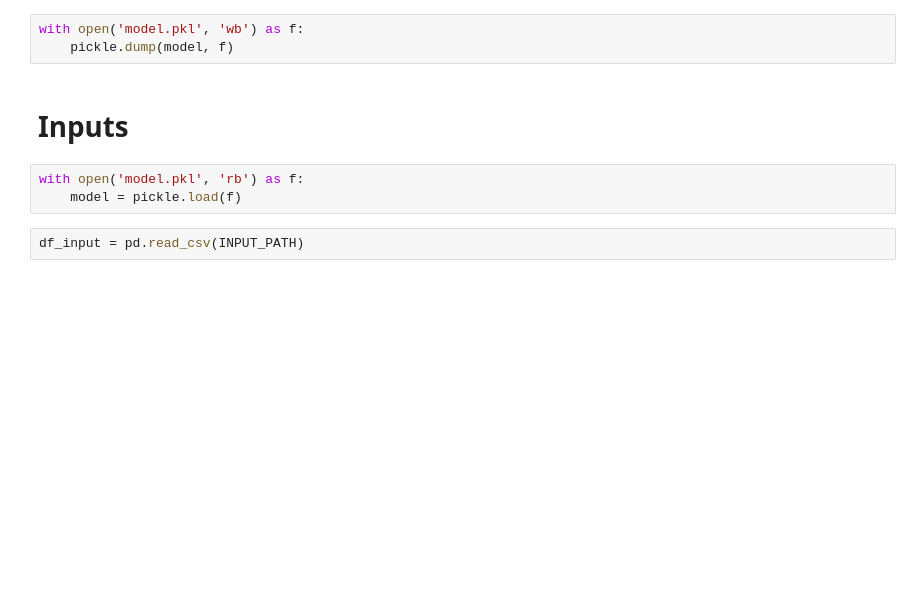
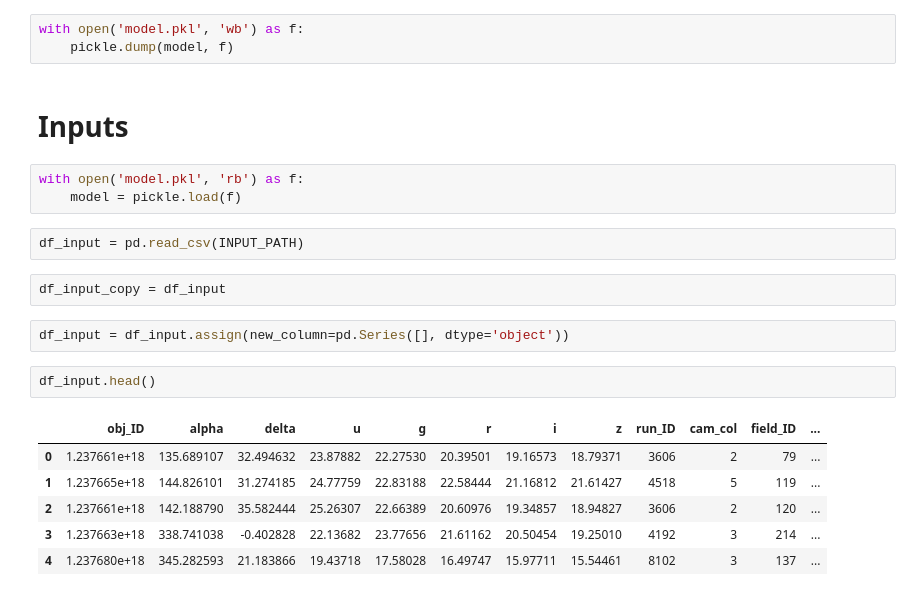
Before and after one commit to pyramidheadshark/SpaceObjMulticlassifier, a Jupyter notebook: sample.ipynb, the cells around one changed output. Drawn from its saved outputs; the diff is of its cells as text; blank space fills up the shorter version.

```diff
--- a/sample.ipynb
+++ b/sample.ipynb
@@ -160,3 +237,16 @@ with open('model.pkl', 'rb') as f:
     model = pickle.load(f)
 # %%
 df_input = pd.read_csv(INPUT_PATH)
+# %%
+df_input_copy = df_input
+# %%
+df_input = df_input.assign(new_column=pd.Series([], dtype='object'))
+# %%
+df_input.head()
+# %% [output]
+|  | obj_ID | alpha | delta | u | g | r | i | z | run_ID | cam_col | field_ID | ... |
+| 0 | 1.237661e+18 | 135.689107 | 32.494632 | 23.87882 | 22.27530 | 20.39501 | 19.16573 | 18.79371 | 3606 | 2 | 79 | ... |
+| 1 | 1.237665e+18 | 144.826101 | 31.274185 | 24.77759 | 22.83188 | 22.58444 | 21.16812 | 21.61427 | 4518 | 5 | 119 | ... |
+| 2 | 1.237661e+18 | 142.188790 | 35.582444 | 25.26307 | 22.66389 | 20.60976 | 19.34857 | 18.94827 | 3606 | 2 | 120 | ... |
+| 3 | 1.237663e+18 | 338.741038 | -0.402828 | 22.13682 | 23.77656 | 21.61162 | 20.50454 | 19.25010 | 4192 | 3 | 214 | ... |
+| 4 | 1.237680e+18 | 345.282593 | 21.183866 | 19.43718 | 17.58028 | 16.49747 | 15.97711 | 15.54461 | 8102 | 3 | 137 | ... |
```
Also changed, not shown: parts of 26 cells of this notebook, 1 other file.
